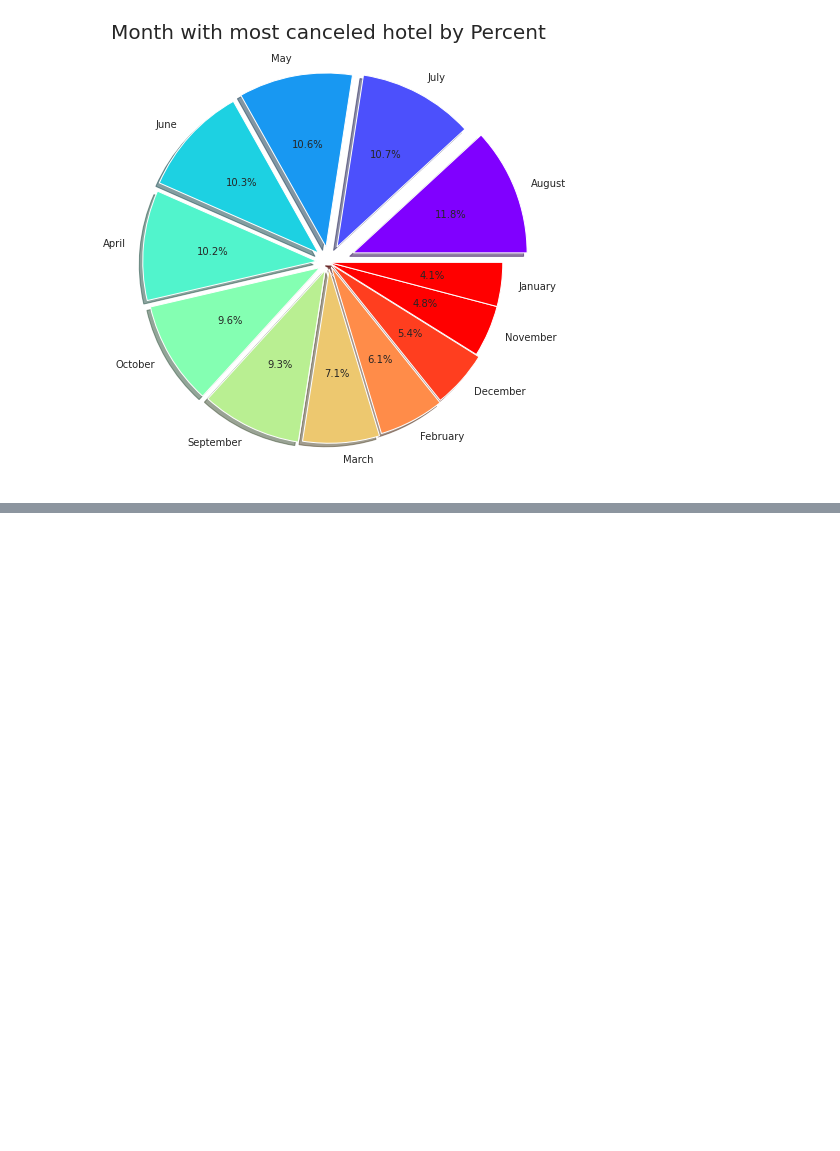
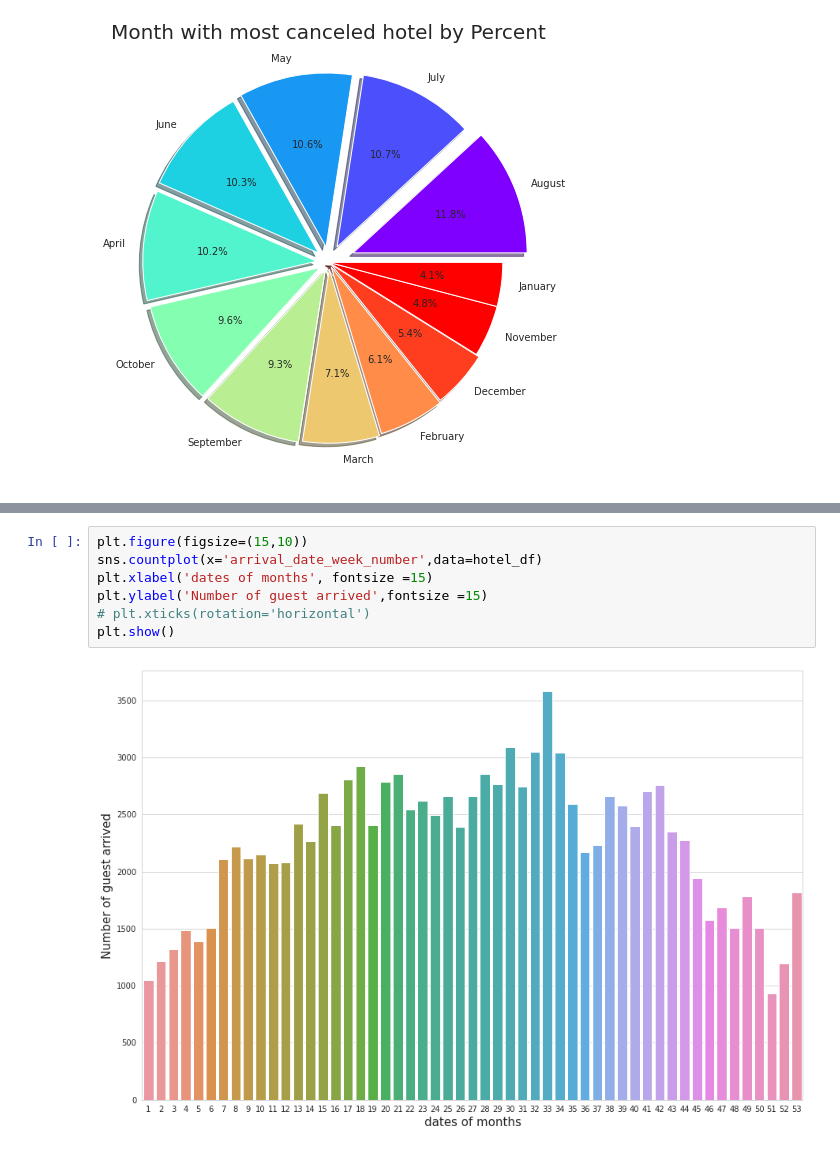
Before and after one commit to ritik1804k/Hotel-Booking-Analysis-, a Jupyter notebook: Hotel_Booking_Analysis_Capstone_Project.ipynb, the cells around one changed output, grey strips where cells are left out. Drawn from its saved outputs; the diff is of its cells as text; blank space fills up the shorter version.

```diff
--- a/Hotel_Booking_Analysis_Capstone_Project.ipynb
+++ b/Hotel_Booking_Analysis_Capstone_Project.ipynb
@@ -338,0 +375,9 @@ sns.stripplot(countries, peoples)
+# %%
+plt.figure(figsize=(15,10))
+sns.countplot(x='arrival_date_week_number',data=hotel_df)
+plt.xlabel('dates of months', fontsize =15)
+plt.ylabel('Number of guest arrived',fontsize =15)
+# plt.xticks(rotation='horizontal')
+plt.show()
+# %% [output]
+[figure, added]
```
Also changed, not shown: parts of 20 cells of this notebook.
